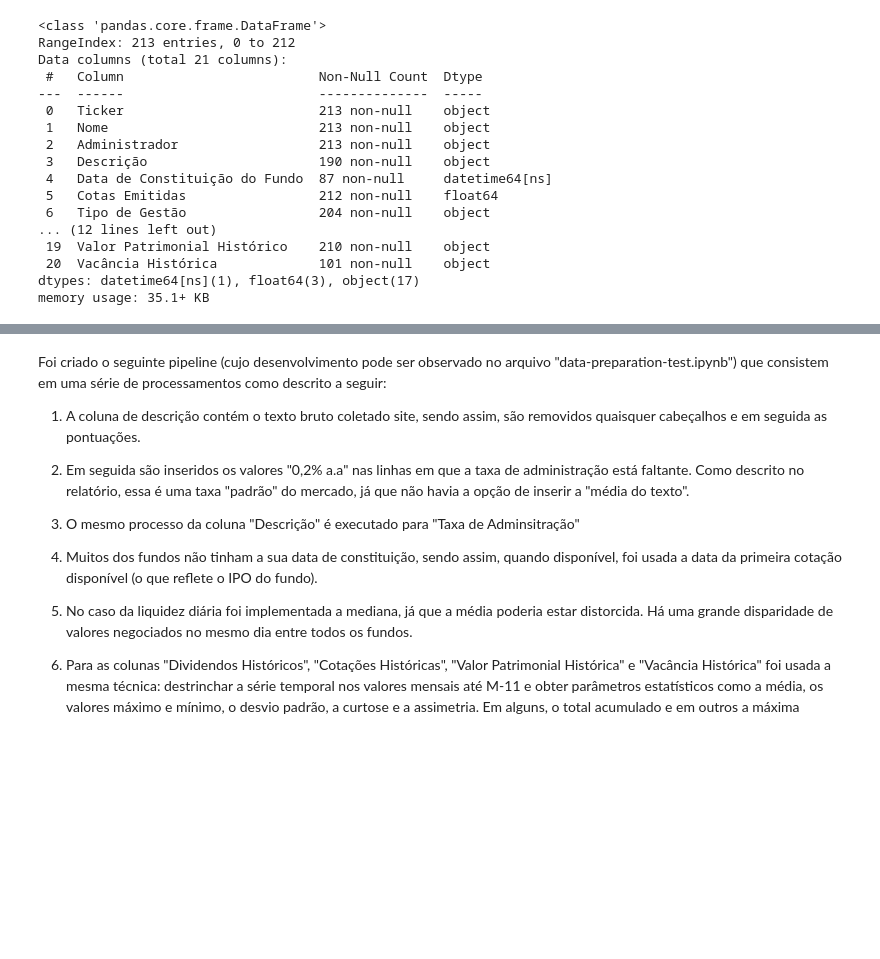
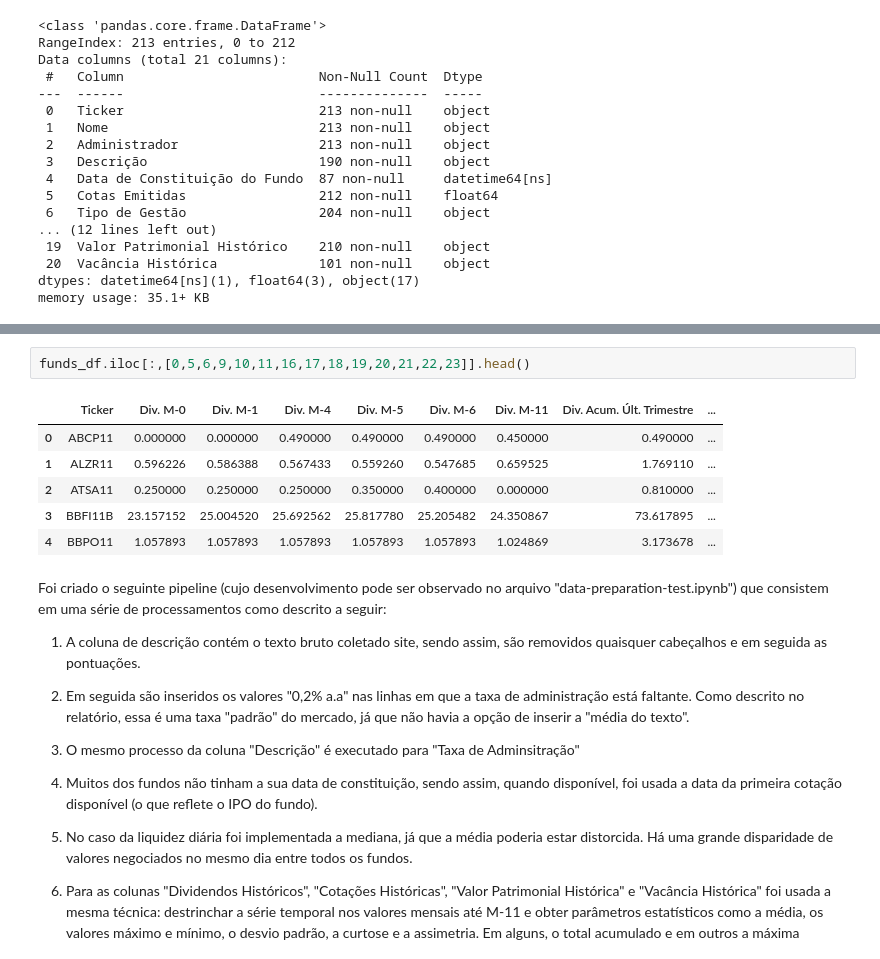
Before and after one commit to lucasfontenla/machine-learning-project, a Jupyter notebook: notebook/data-exploratory-analysis.ipynb, the cells around one changed output, grey strips where cells are left out. Drawn from its saved outputs; the diff is of its cells as text; blank space fills up the shorter version.

```diff
--- a/notebook/data-exploratory-analysis.ipynb
+++ b/notebook/data-exploratory-analysis.ipynb
@@ -45,3 +54,12 @@ memory usage: 35.1+ KB
+# %%
+funds_df.iloc[:,[0,5,6,9,10,11,16,17,18,19,20,21,22,23]].head()
+# %% [output]
+|  | Ticker | Div. M-0 | Div. M-1 | Div. M-4 | Div. M-5 | Div. M-6 | Div. M-11 | Div. Acum. Últ. Trimestre | ... |
+| 0 | ABCP11 | 0.000000 | 0.000000 | 0.490000 | 0.490000 | 0.490000 | 0.450000 | 0.490000 | ... |
+| 1 | ALZR11 | 0.596226 | 0.586388 | 0.567433 | 0.559260 | 0.547685 | 0.659525 | 1.769110 | ... |
+| 2 | ATSA11 | 0.250000 | 0.250000 | 0.250000 | 0.350000 | 0.400000 | 0.000000 | 0.810000 | ... |
+| 3 | BBFI11B | 23.157152 | 25.004520 | 25.692562 | 25.817780 | 25.205482 | 24.350867 | 73.617895 | ... |
+| 4 | BBPO11 | 1.057893 | 1.057893 | 1.057893 | 1.057893 | 1.057893 | 1.024869 | 3.173678 | ... |
 # %% [markdown]
 Foi criado o seguinte pipeline (cujo desenvolvimento pode ser observado no arquivo "data-preparation-test.ipynb") que consistem em uma série de processamentos como descrito a seguir:
 
```
Also changed, not shown: parts of 1 cell of this notebook.
